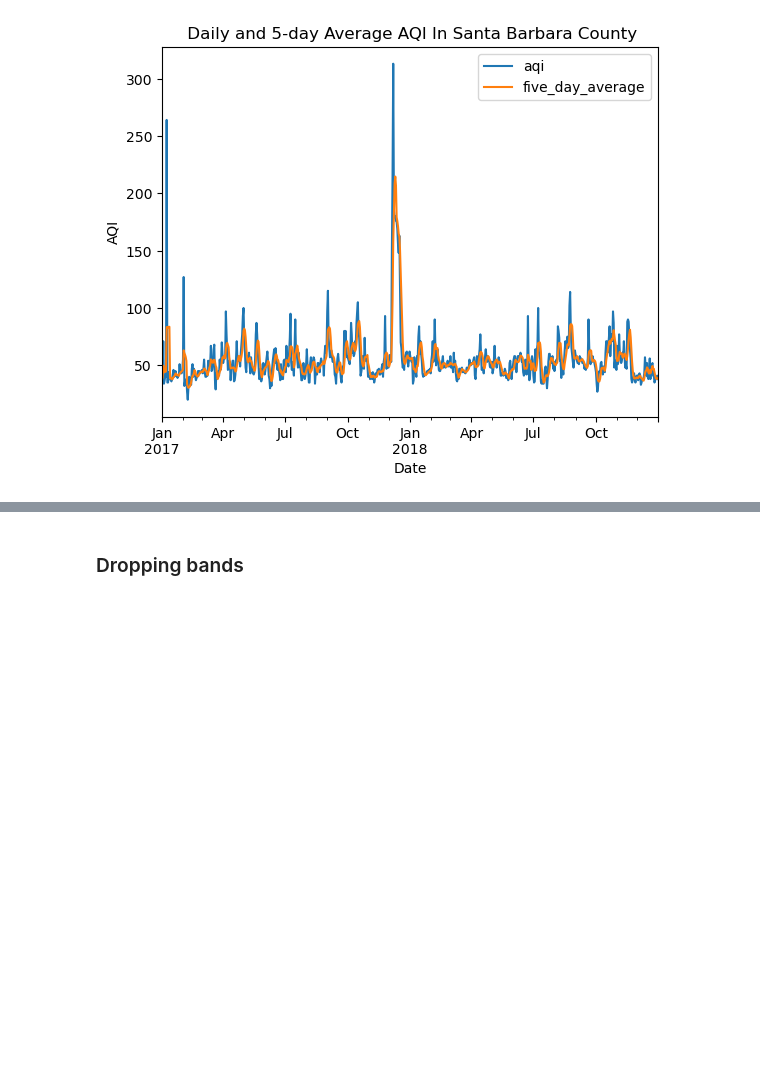
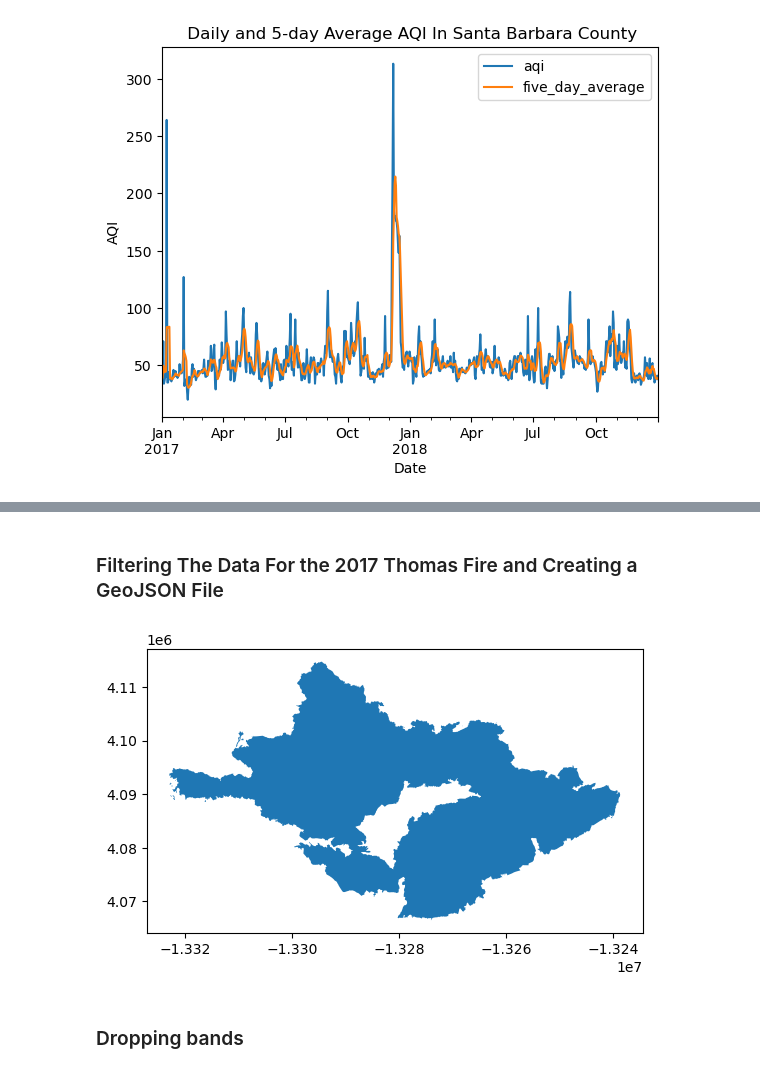
Before and after one commit to Aoverbye/eds220-hwk4, a Jupyter notebook: thomas_fire_blog.ipynb, the cells around one changed output, grey strips where cells are left out. Drawn from its saved outputs; the diff is of its cells as text; code cells hidden in the pictures; blank space fills up the shorter version.

```diff
--- a/thomas_fire_blog.ipynb
+++ b/thomas_fire_blog.ipynb
@@ -35,6 +56,13 @@ fp2 = os.path.join('/', 'Users', 'overbye', 'MEDS', 'EDS-220', 'eds220-hwk4', 'd
 
 # Read the file for the Thomas Fire dataset using GeoPandas
 thomas_fire = gpd.read_file(fp2)
+# %%
+# Home work 4 fire perimeter data pre corpping?
+# Read in California fire perameter data
+fp = os.path.join('/', 'Users', 'overbye', 'MEDS', 'EDS-220', 'eds220-hwk4', 'data', 'California_Fire_Perimeters_-9021497757356455187')
+
+# Read the file for the Thomas Fire dataset using GeoPandas
+ca_fires = gpd.read_file(fp)
 # %%
 # Import libraries
 import pandas as pd
@@ -111,3 +128,16 @@ Data variables:
+# %% [markdown]
+### Filtering The Data For the 2017 Thomas Fire and Creating a GeoJSON File
+# %%
+# Filter for the 2017 Thomas Fire
+thomas_fire = ca_fires[(ca_fires['YEAR_'] == 2017) & (ca_fires['FIRE_NAME'] == 'THOMAS')]
+
+# Plot Thomas Fire
+thomas_fire.plot()
+
+# Saving Thomas_fire as a GeoJSON file.
+thomas_fire.to_file("thomas_fire.geojson", driver="GeoJSON")
+# %% [output]
+[figure, added]
 # %% [markdown]
 ### Dropping bands
 # %%
```
Also changed, not shown: parts of 4 cells of this notebook.
